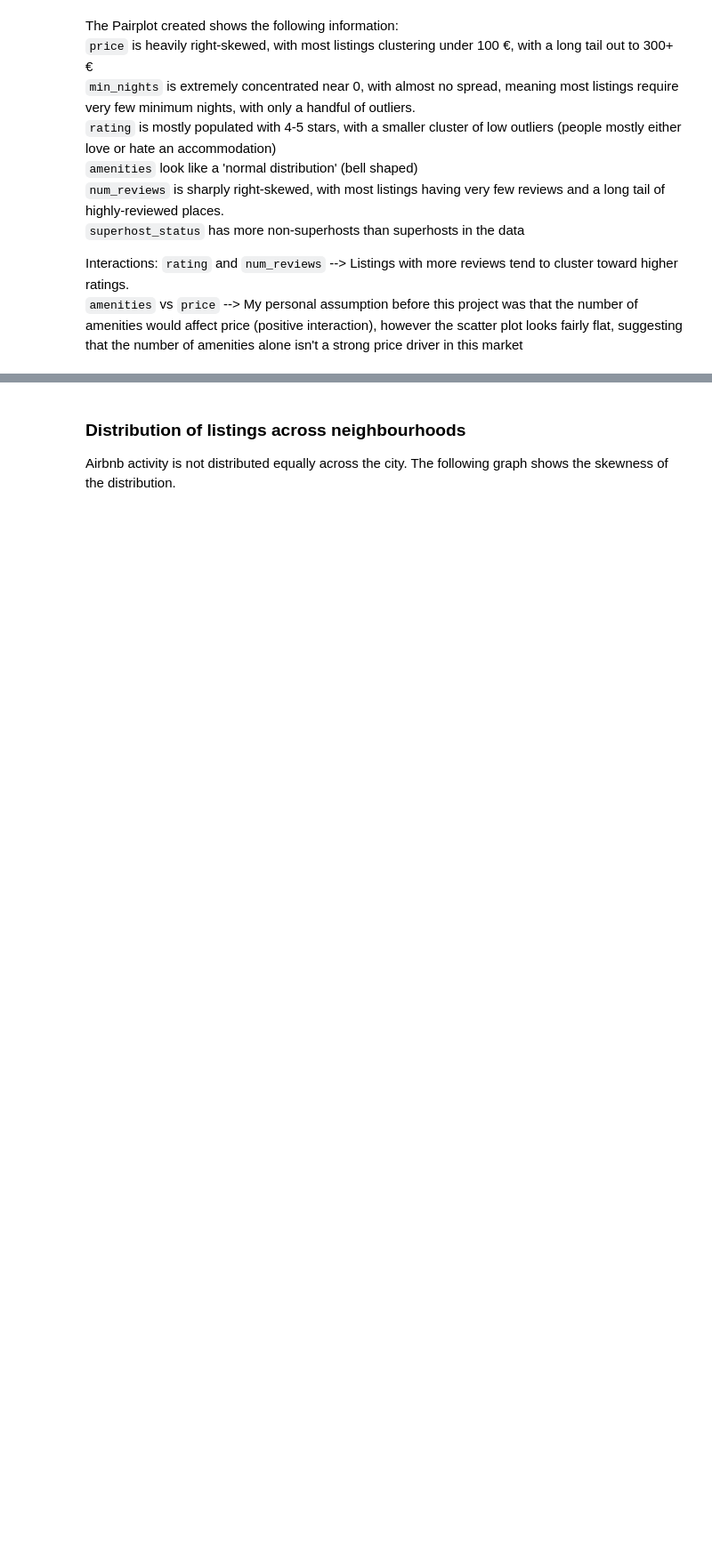
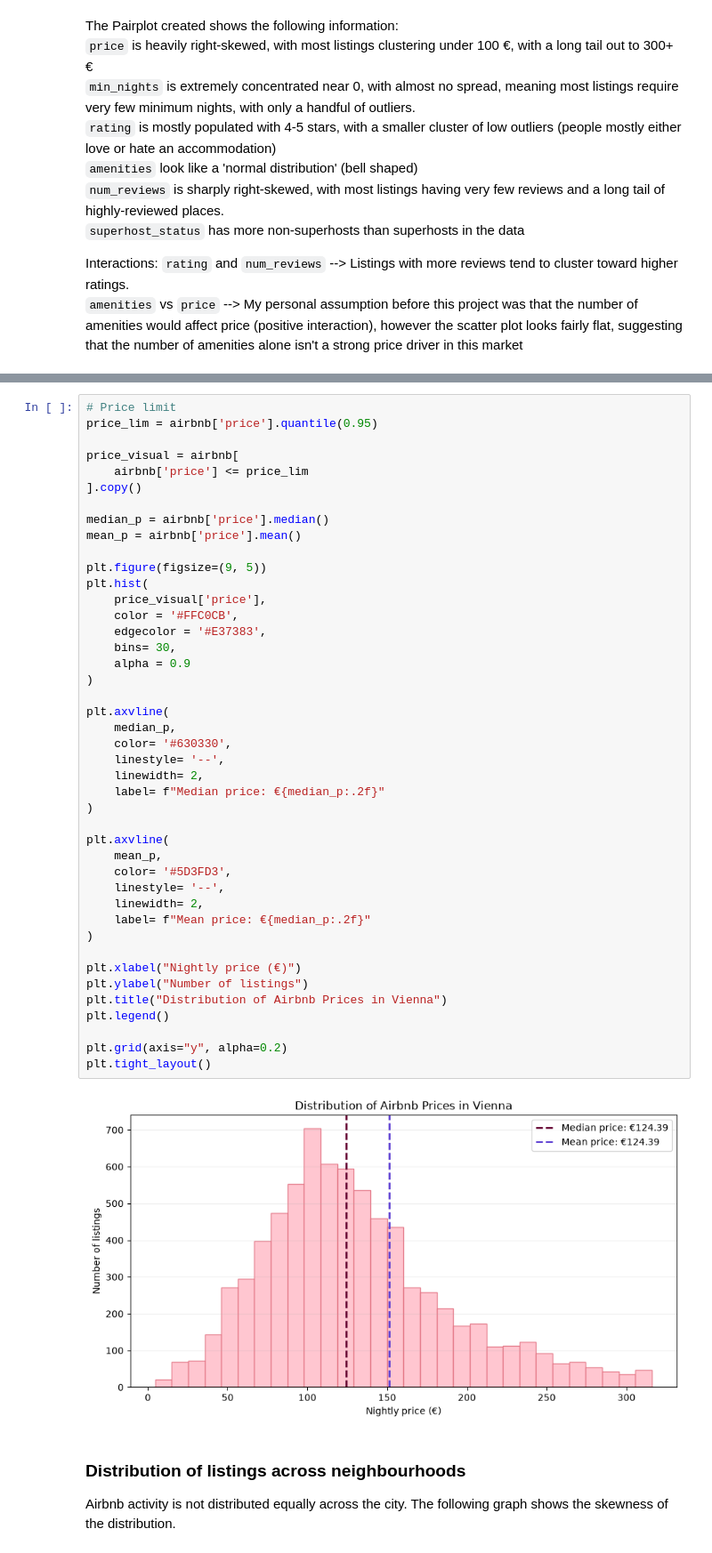
Before and after one commit to CccRosela/Vienna-Airbnb-Data-Analysis, a Jupyter notebook: Airbnb_Project/notebook/Airbnb_Analysis.ipynb, the cells around one changed output, grey strips where cells are left out. Shown at 89% size. Drawn from its saved outputs; the diff is of its cells as text; blank space fills up the shorter version.

```diff
--- a/Airbnb_Project/notebook/Airbnb_Analysis.ipynb
+++ b/Airbnb_Project/notebook/Airbnb_Analysis.ipynb
@@ -312,3 +321,48 @@ Interactions:
+# %%
+# Price limit
+price_lim = airbnb['price'].quantile(0.95)
+
+price_visual = airbnb[
+    airbnb['price'] <= price_lim
+].copy()
+
+median_p = airbnb['price'].median()
+mean_p = airbnb['price'].mean()
+
+plt.figure(figsize=(9, 5))
+plt.hist(
+    price_visual['price'],
+    color = '#FFC0CB',
+    edgecolor = '#E37383',
+    bins= 30,
+    alpha = 0.9
+)
+
+plt.axvline(
+    median_p,
+    color= '#630330',
+    linestyle= '--',
+    linewidth= 2,
+    label= f"Median price: €{median_p:.2f}"
+)
+
+plt.axvline(
+    mean_p,
+    color= '#5D3FD3',
+    linestyle= '--',
+    linewidth= 2,
+    label= f"Mean price: €{median_p:.2f}"
+)
+
+plt.xlabel("Nightly price (€)")
+plt.ylabel("Number of listings")
+plt.title("Distribution of Airbnb Prices in Vienna")
+plt.legend()
+
+plt.grid(axis="y", alpha=0.2)
+plt.tight_layout()
+# %% [output]
+[figure, added]
 # %% [markdown]
 ### Distribution of listings across neighbourhoods
 Airbnb activity is not distributed equally across the city. The following graph shows the  skewness of the distribution.
```
Also changed, not shown: parts of 9 cells of this notebook, 8 other files.
